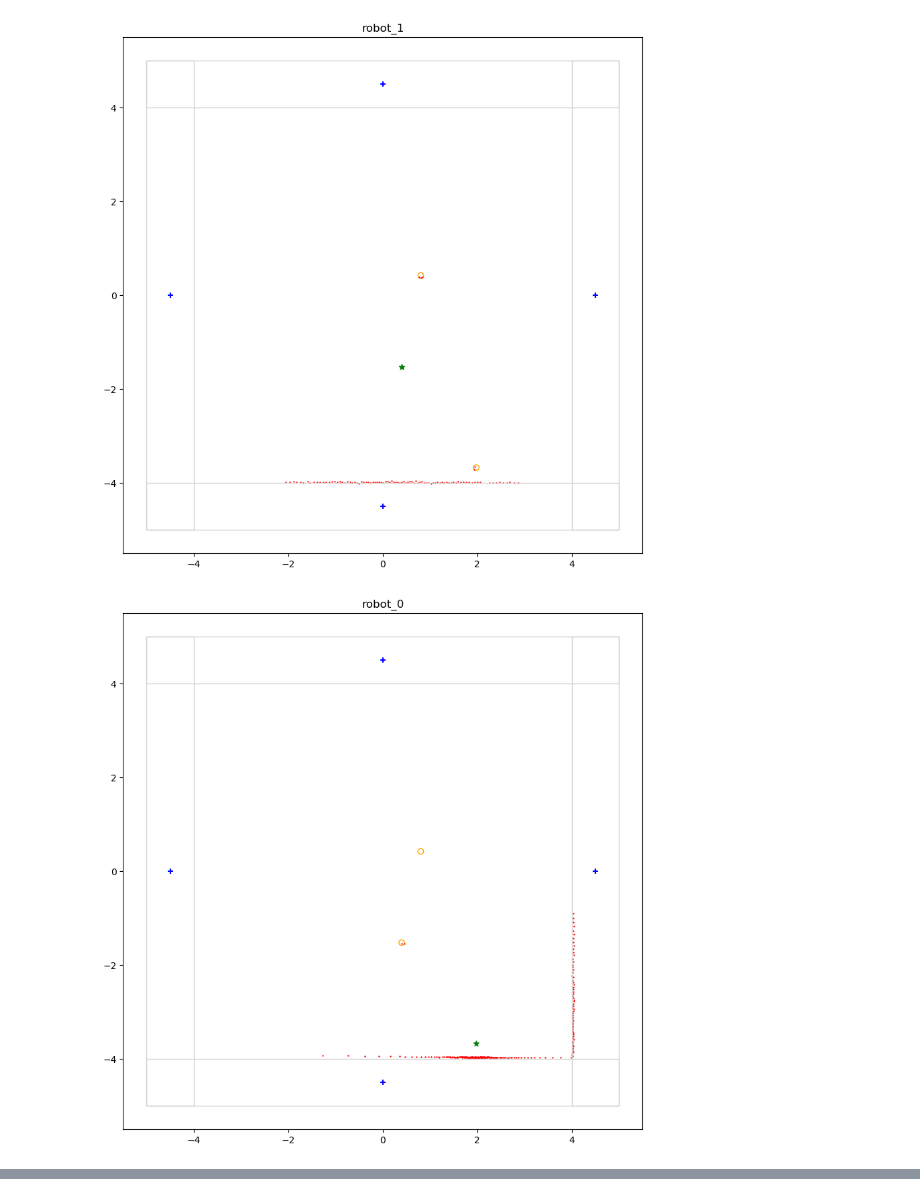
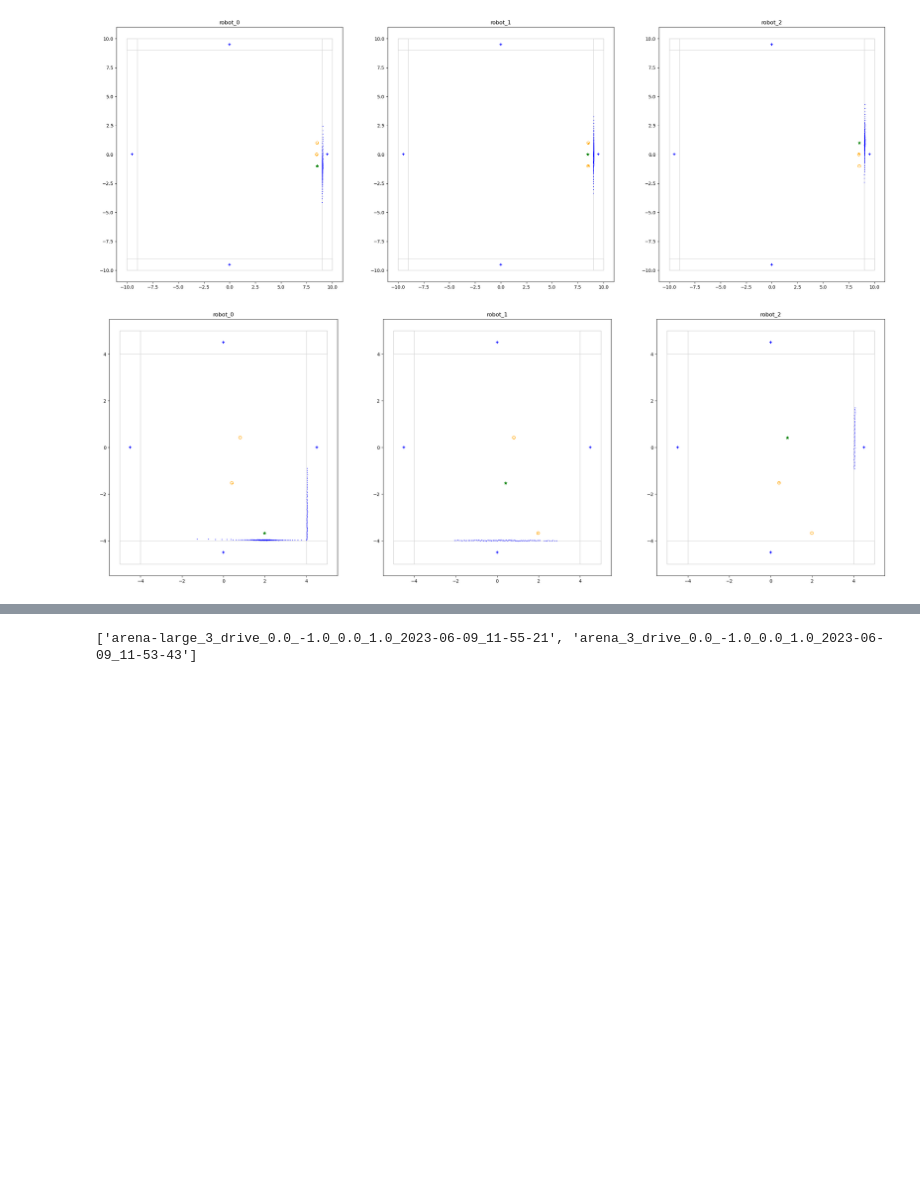
Before and after one commit to ROS2swarm/ROS2swarm-kin-detection, a Jupyter notebook: evaluation_lidar_data.ipynb, the cells around one changed output, grey strips where cells are left out. Drawn from its saved outputs; the diff is of its cells as text; code cells hidden in the pictures; blank space fills up the shorter version.

Commit message:
add lidar segmentation according to kin positions and add functionality to create and save all plots at once

```diff
--- a/evaluation_lidar_data.ipynb
+++ b/evaluation_lidar_data.ipynb
@@ -58,13 +59,13 @@ def plot_arena_walls(ax):
 # %%
 # method to create visualization
 
-def create_plot(objects, robots, lidar, arena, r, robot):
+def create_plot(objects, robots, lidar, arena, r, robot, ax):
     # create plot with robots, obstacles and lidar data
 
     #arena = "arena-walls"
+    lidar_obj, lidar_kin = lidar
 
-    fig, ax = plt.subplots(figsize=(10, 10))
-    plt.title(str(robot))
+    ax.set_title(str(robot))
 
     if arena == 'arena':
         plot_arena(ax)
@@ -78,10 +79,11 @@ def create_plot(objects, robots, lidar, arena, r, robot):
         plot_arena_walls(ax)
 
 
-    plt.scatter(*objects.T, facecolors='blue', marker='+') # objects except ground plane
-    plt.scatter(*robots.T, facecolors='none', edgecolors='orange') # robots
-    plt.scatter(*r.T, facecolors='green', edgecolors='green', marker='*') # robots
-    plt.scatter(*lidar.T, s=0.5, color='red') # lidar
+    ax.scatter(*objects.T, facecolors='blue', marker='+') # objects except ground plane
+    ax.scatter(*robots.T, facecolors='none', edgecolors='orange') # robots
+    ax.scatter(*r.T, facecolors='green', edgecolors='green', marker='*') # robots
+    ax.scatter(*lidar_obj.T, s=0.5, color='blue') # lidar objects
+    ax.scatter(*lidar_kin.T, s=0.5, color='orange') # lidar kins
 # %%
 # data frame processing
 
@@ -154,34 +156,50 @@ def transform_lidar(df, r, angle, idx):
             lidar[i][1] = float('inf')
 
     return lidar
+# %%
+# determine if lidar points belong to an object or kin based on gt position data
+
+def detect_kin(robots, lidar):
+    sel = np.zeros(len(lidar))
+    for kin in range(len(robots)):
+        robot = robots[kin]
+        sel_robot = ((lidar - robot) ** 2).sum(-1) < 0.15 ** 2
+        sel[sel_robot] = 1
+    sel = sel.astype(bool)
+    return lidar[~sel], lidar[sel]
 # %%
 # main function
 
 def main(idx=0):
     # get folders with rosbags / lidar data
-    subfolders = [f.name for f in os.scandir('./') if f.is_dir() and f.name[:1] != '.']
+    subfolders = [f.name for f in os.scandir('./') if f.is_dir() and f.name[:5] == 'arena']
 
     for subfolder in subfolders:
         files = glob.glob(subfolder+'/*.csv')
         arena = subfolder.split('_')[0]
 
-        for f in files:
+        fig, axes = plt.subplots(1, 3, figsize=(30, 10))
+
+        for rob, f in enumerate(files):
 
             df = pd.read_csv(f)
 
             # get robot and object positions
             objects, robots, r, angle = get_positions(df, idx)
 
             # transform lidar scans to points
             lidar = transform_lidar(df, r, angle, idx)
 
+            # determine if object or kin
+            lidar = detect_kin(robots, lidar)
+
             # create plot
-            create_plot(objects, robots, lidar, arena, r, df['robot'][idx])
+            create_plot(objects, robots, lidar, arena, r, df['robot'][idx], axes[rob])
 
 
 if __name__ == "__main__":
 
     main(idx=40)
 # %% [output]
-[figure, old version]
+[figure, new version]
-[figure, old version]
+[figure, new version]
@@ -191,0 +206,36 @@ if __name__ == "__main__":
+# %%
+# save all plots to create a gif
+
+# get folders with rosbags / lidar data
+subfolders = [f.name for f in os.scandir('./') if f.is_dir() and f.name[:5] == 'arena']
+
+print(subfolders)
+
+for subfolder in subfolders:
+    files = glob.glob(subfolder+'/*.csv')
+    arena = subfolder.split('_')[0]
+
+
+    dfs = [pd.read_csv(f) for f in files]
+
+    for idx in range(len(dfs[0]['poses'])):
+
+        fig, axes = plt.subplots(1, 3, figsize=(30, 10))
+
+        for rob, df in enumerate(dfs):
+
+            # get robot and object positions
+            objects, robots, r, angle = get_positions(df, idx)
+
+            # transform lidar scans to points
+            lidar = transform_lidar(df, r, angle, idx)
+
+            # determine if object or kin
+            lidar = detect_kin(robots, lidar)
+
+            # create plot
+            create_plot(objects, robots, lidar, arena, r, df['robot'][idx], axes[rob])
+        plt.savefig("./figures/gt_figs/" + re.sub('\\\\.*$', '', files[0]) + "_%d.png" % (idx,))
+        plt.close()
+# %% [output]
+['arena-large_3_drive_0.0_-1.0_0.0_1.0_2023-06-09_11-55-21', 'arena_3_drive_0.0_-1.0_0.0_1.0_2023-06-09_11-53-43']
```
Also changed, not shown: parts of 3 cells of this notebook.
